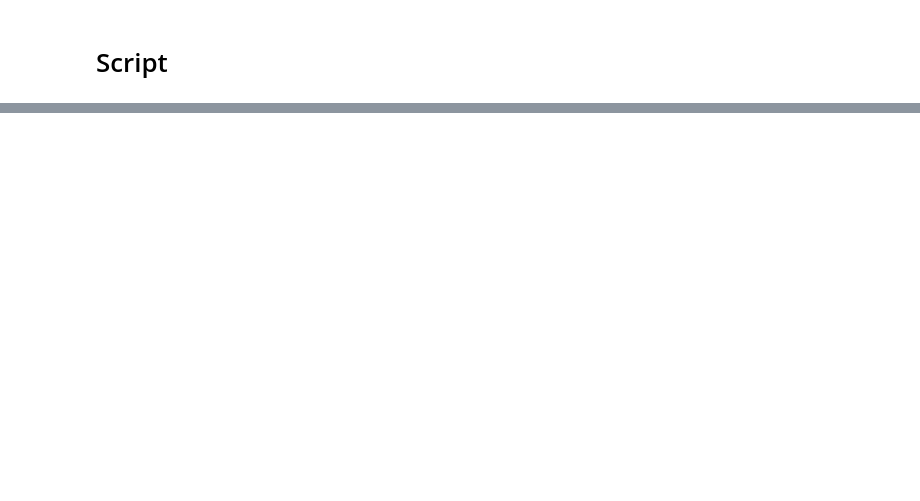
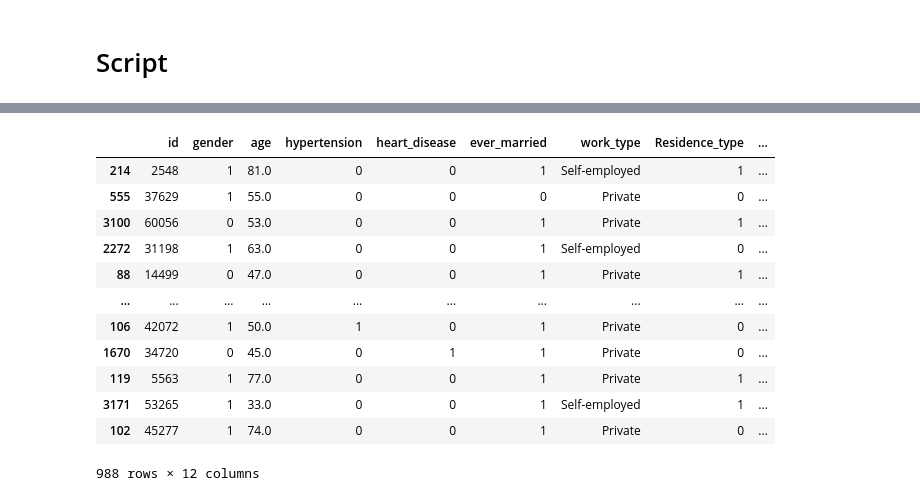
Before and after one commit to julienRactM/stroke-alert, a Jupyter notebook: julien_notebook.ipynb, the cells around one changed output, grey strips where cells are left out. Cells and saved outputs as stored; diff of their text form; code cells hidden in the pictures; blank space fills up the shorter version.

```diff
--- a/julien_notebook.ipynb
+++ b/julien_notebook.ipynb
@@ -3518,0 +4189,55 @@ Name: count, dtype: int64
+# %%
+import numpy as np
+import pandas as pd
+from sklearn.experimental import enable_iterative_imputer
+from sklearn.impute import IterativeImputer
+from sklearn.tree import DecisionTreeRegressor
+from sklearn.preprocessing import OrdinalEncoder
+
+# Assuming clean_df is your DataFrame containing the dataset
+
+# Copy the DataFrame to avoid modifying the original
+temp_df = clean_df.copy()
+
+# Replace 'Unknown' with NaN in 'smoking_status' column
+temp_df['smoking_status'].replace('Unknown', np.nan, inplace=True)
+
+# Define features for imputation
+X = temp_df.drop(columns=['smoking_status'])  # Features
+
+# Define target for imputation
+y = temp_df[['smoking_status']]  # Target
+
+# Encode 'smoking_status' column
+ordinal_encoder = OrdinalEncoder(categories=[['never smoked', 'formerly smoked', 'smokes']])
+y_encoded = ordinal_encoder.fit_transform(y.dropna())
+
+# Initialize IterativeImputer with DecisionTreeRegressor as the estimator
+mice_imputer = IterativeImputer(estimator=DecisionTreeRegressor())
+
+# Perform MICE imputation only on the 'smoking_status' column
+y_imputed = mice_imputer.fit_transform(y_encoded)
+
+# Inverse transform the imputed values back to categorical labels
+y_imputed_categorical = ordinal_encoder.inverse_transform(y_imputed)
+
+# Update the imputed values back to the DataFrame
+temp_df.loc[y.notnull().squeeze(), 'smoking_status'] = y_imputed_categorical.squeeze()
+
+# Now, temp_df contains the DataFrame with imputed values for 'smoking_status'
+# %%
+temp_df
+# %% [output]
+|  | id | gender | age | hypertension | heart_disease | ever_married | work_type | Residence_type | ... |
+| 214 | 2548 | 1 | 81.0 | 0 | 0 | 1 | Self-employed | 1 | ... |
+| 555 | 37629 | 1 | 55.0 | 0 | 0 | 0 | Private | 0 | ... |
+| 3100 | 60056 | 0 | 53.0 | 0 | 0 | 1 | Private | 1 | ... |
+| 2272 | 31198 | 1 | 63.0 | 0 | 0 | 1 | Self-employed | 0 | ... |
+| 88 | 14499 | 0 | 47.0 | 0 | 0 | 1 | Private | 1 | ... |
+| ... | ... | ... | ... | ... | ... | ... | ... | ... | ... |
+| 106 | 42072 | 1 | 50.0 | 1 | 0 | 1 | Private | 0 | ... |
+| 1670 | 34720 | 0 | 45.0 | 0 | 1 | 1 | Private | 0 | ... |
+| 119 | 5563 | 1 | 77.0 | 0 | 0 | 1 | Private | 1 | ... |
+| 3171 | 53265 | 1 | 33.0 | 0 | 0 | 1 | Self-employed | 1 | ... |
+| 102 | 45277 | 1 | 74.0 | 0 | 0 | 1 | Private | 0 | ... |
+988 rows × 12 columns
```
Also changed, not shown: parts of 271 cells of this notebook, 6 other files.
